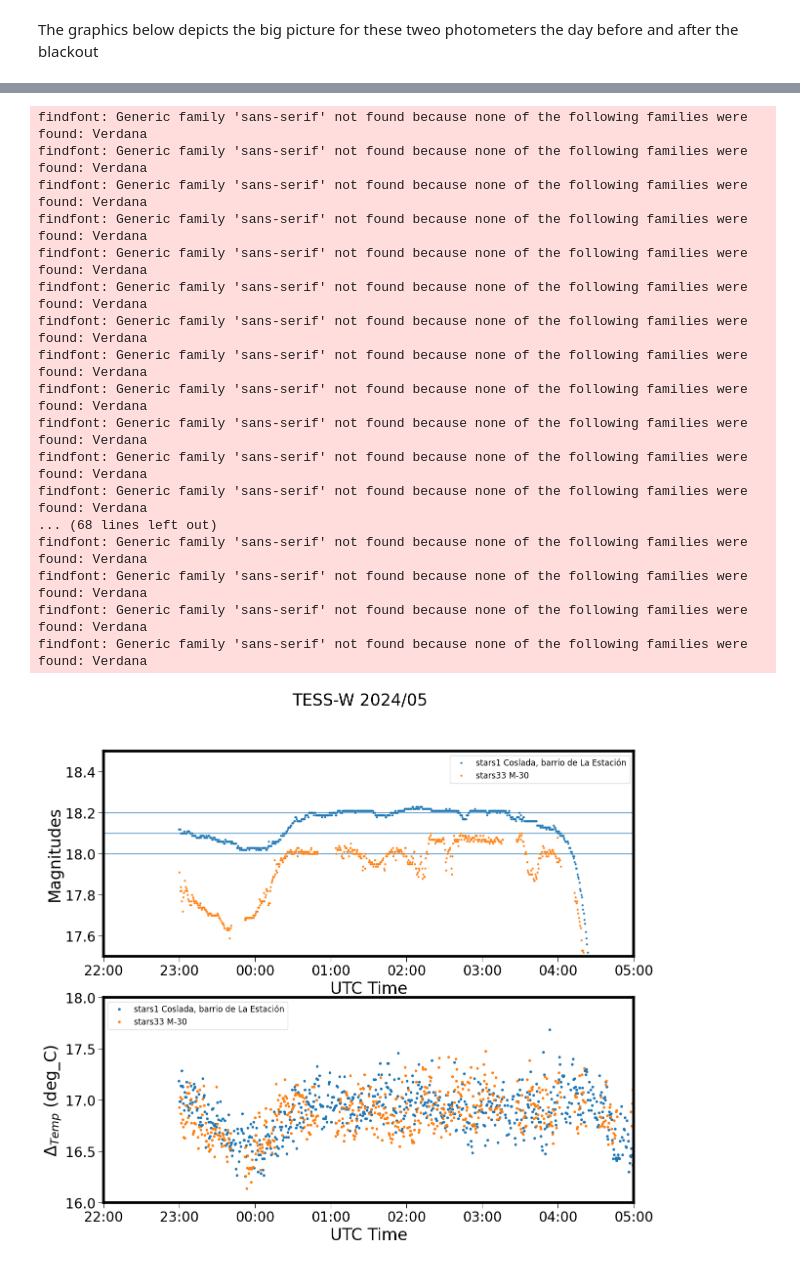
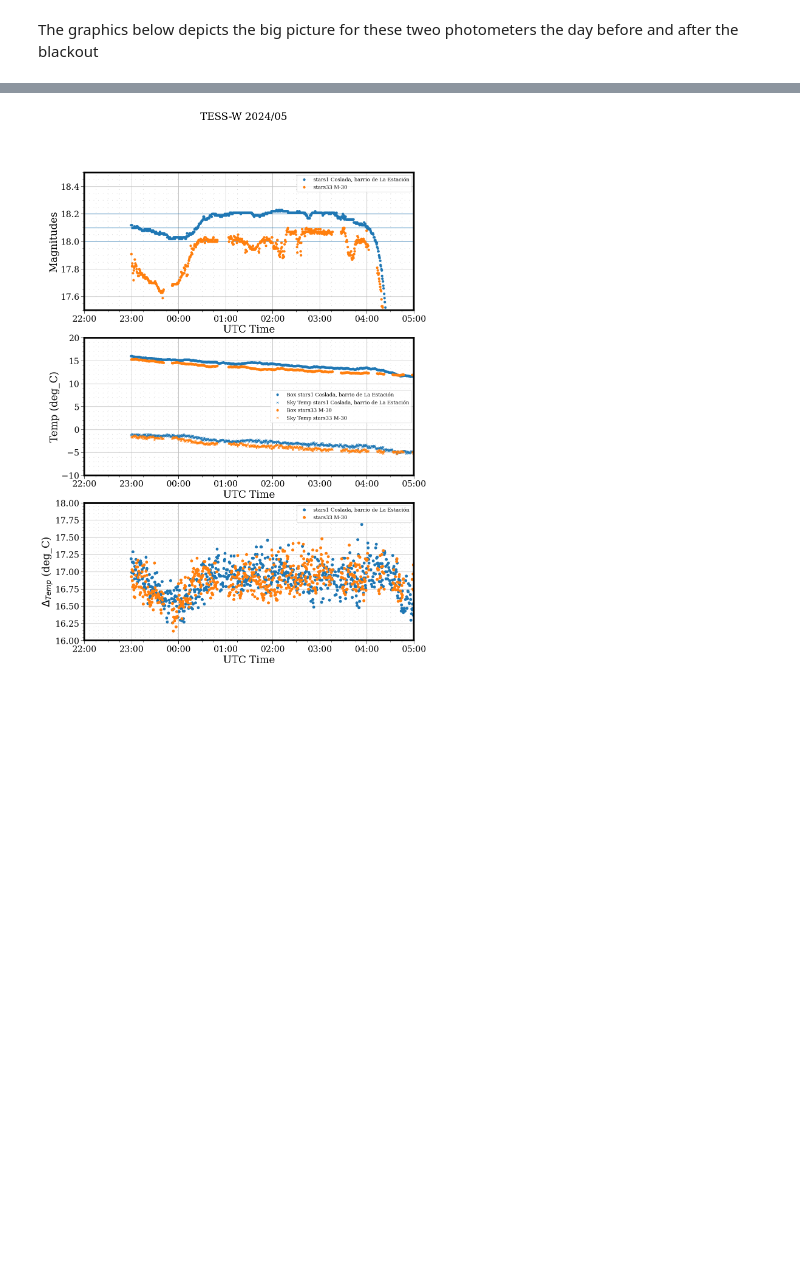
Before and after one commit to STARS4ALL/blackout, a Jupyter notebook: Blackout.ipynb, the cells around one changed output, grey strips where cells are left out. Cells and saved outputs as stored; diff of their text form; code cells hidden in the pictures; blank space fills up the shorter version.

```diff
--- a/Blackout.ipynb
+++ b/Blackout.ipynb
@@ -149,6 +149,11 @@ def assign_colors(tables: Sequence[Table], colors: Iterable, distance) -> None:
     for table in tables:
         if table.meta["mpl"].get("color") is None:
             table.meta["mpl"]["color"] = next(iter_colors)
+# %%
+def set_grid(ax: Axes):
+    ax.grid(True, which="major", color="silver", linestyle="solid")
+    ax.grid(True, which="minor", color="silver", linestyle=(0, (1, 10)))
+    ax.minorticks_on()
 # %% [raw]
 ## Table ingestion
 # %% [markdown]
@@ -172,8 +177,12 @@ tables = [TimeSeries.read(path, format='ascii.ecsv', delimiter=',') for path in
 # %%
 mpl.rcParams['text.usetex'] = False
 
-plt.rcParams['font.family'] = 'sans-serif'
-plt.rcParams['font.sans-serif'] = ['Verdana']
+#plt.rcParams['font.family'] = 'sans-serif'
+#plt.rcParams['font.sans-serif'] = ['Verdana']
+
+plt.rcParams['font.family'] = 'DeJavu Serif'
+plt.rcParams['font.serif'] = ['Times New Roman']
+
 plt.rcParams['font.size'] = 20.
 plt.rcParams['lines.linewidth'] = 0.
 plt.rcParams['lines.marker'] = 'o'                 # the default marker
@@ -211,7 +220,7 @@ HIGH_MAG=18.5
 BLACKOUT_START=datetime(2025,4,28,10,0,0,tzinfo=timezone.utc)
 BLACKOUT_END=datetime(2025,4,28,22,0,0,tzinfo=timezone.utc)
 # %%
-fig, axes = plt.subplots(nrows=1, ncols=1, figsize=(14, 8))
+fig, axes = plt.subplots(nrows=1, ncols=1, figsize=(14, 6))
 fig.suptitle('TESS-W 2024/05')
 axes.set_xlim(START_DATE, END_DATE)
 axes.set_ylim(LOW_MAG,HIGH_MAG)
@@ -224,11 +233,12 @@ axes.xaxis.set_major_formatter(horaFmt)
 axes.set_xlabel("UTC Time")
 axes.set_ylabel("Magnitudes")
 axes.legend(fontsize=12)
+set_grid(axes)
 for table in tables:
     label = table.meta["mpl"]["label"]
     color = table.meta["mpl"]["color"]
     axes.plot(table.time.datetime,table['MSAS'], markersize=2, color=color, label=label)
 axes.xaxis.set_major_formatter(diaFmt)
-plt.legend(fontsize=10, loc="lower center", bbox_to_anchor=(0.5, -0.23), ncol=2, frameon=True) # legends out of main drawing area
+plt.legend(fontsize=10, loc="lower center", bbox_to_anchor=(0.5, -0.33), ncol=2, frameon=True) # legends out of main drawing area
 plt.show()
 # %% [output]
@@ -257,54 +250,57 @@ LOW_TEMP=16
 HIGH_TEMP=18
 DAWN_NEXT_DAY=datetime(2025,4,29,5,0,0, tzinfo=timezone.utc)
 # %%
-fig, axes = plt.subplots(nrows=2, ncols=1, figsize=(14, 12))
+fig, axes = plt.subplots(nrows=3, ncols=1, figsize=(14, 20))
 fig.suptitle('TESS-W 2024/05')
+
 # ----------------------------------
 # Upper diagram depicting magnitudes
 # ----------------------------------
 axes[0].set_ylim(17.5,18.5)
 axes[0].axhline(18.0,lw=1)
 axes[0].axhline(18.1,lw=1)
 axes[0].axhline(18.2,lw=1)
 axes[0].set_ylabel("Magnitudes")
+set_grid(axes[0])
 for table in tables:
     label = table.meta["mpl"]["label"]
     color = table.meta["mpl"]["color"]
-    axes[0].plot(table.time.datetime,table['MSAS'], ms=2, color=color,label=label)
-# ------------------------------------------
-# Lower diagram depicting temperatures
-# ------------------------------------------
-axes[1].set_ylim(LOW_TEMP, HIGH_TEMP)
-axes[1].set_ylabel(r"$\Delta_{Temp}$ " + f"({table['Sky Temperature'].unit})")
+    axes[0].plot(table.time.datetime,table['MSAS'], ms=5, color=color,label=label)
+
+# ------------------------------------
+# Middle diagrams depicting temperatures
+# ------------------------------------
+
+axes[1].set_ylabel(f"Temp ({table['Sky Temperature'].unit})")
+axes[1].set_ylim(-10, 20)
+set_grid(axes[1])
+for table in tables:
+    label = table.meta["mpl"]["label"]
+    color = table.meta["mpl"]["color"]
+    sky_temp = table['Sky Temperature']
+    box_temp = table["Enclosure Temperature"]
+    axes[1].plot(table.time.datetime, box_temp, ms=5, marker="o", color=color,label=f"Box {label}")
+    axes[1].plot(table.time.datetime, sky_temp, ms=5, marker="x", color=color,label=f"Sky Temp {label}")
+
+# ----------------------------------------------
+# Lowe diagram depicting temperature differences
+# ----------------------------------------------
+
+axes[2].set_ylim(LOW_TEMP, HIGH_TEMP)
+axes[2].set_ylabel(r"$\Delta_{Temp}$ " + f"({table['Sky Temperature'].unit})")
+set_grid(axes[2])
 for table in tables:
     label = table.meta["mpl"]["label"]
     color = table.meta["mpl"]["color"]
     temp_diff = (table["Enclosure Temperature"] - table['Sky Temperature']) * u.deg_C
-    axes[1].plot(table.time.datetime, temp_diff, markersize=3, color=color,label=label)
+    axes[2].plot(table.time.datetime, temp_diff, ms=6, color=color,label=label)
 
 # Set X axis common properties for both figures:
 for ax in axes:
     ax.set_xlim(BLACKOUT_END, DAWN_NEXT_DAY)
     ax.xaxis.set_major_formatter(horaFmt)
     ax.legend(fontsize=12)
     ax.set_xlabel("UTC Time")
 plt.show()
 # %% [output]
-findfont: Generic family 'sans-serif' not found because none of the following families were found: Verdana
-findfont: Generic family 'sans-serif' not found because none of the following families were found: Verdana
-findfont: Generic family 'sans-serif' not found because none of the following families were found: Verdana
-findfont: Generic family 'sans-serif' not found because none of the following families were found: Verdana
-findfont: Generic family 'sans-serif' not found because none of the following families were found: Verdana
-findfont: Generic family 'sans-serif' not found because none of the following families were found: Verdana
-findfont: Generic family 'sans-serif' not found because none of the following families were found: Verdana
-findfont: Generic family 'sans-serif' not found because none of the following families were found: Verdana
-findfont: Generic family 'sans-serif' not found because none of the following families were found: Verdana
-findfont: Generic family 'sans-serif' not found because none of the following families were found: Verdana
-findfont: Generic family 'sans-serif' not found because none of the following families were found: Verdana
-findfont: Generic family 'sans-serif' not found because none of the following families were found: Verdana
-... (68 lines left out)
-findfont: Generic family 'sans-serif' not found because none of the following families were found: Verdana
-findfont: Generic family 'sans-serif' not found because none of the following families were found: Verdana
-findfont: Generic family 'sans-serif' not found because none of the following families were found: Verdana
-findfont: Generic family 'sans-serif' not found because none of the following families were found: Verdana
-[figure, old version]
+[figure, new version]
```
Also changed, not shown: parts of 6 cells of this notebook, 1 other file.
